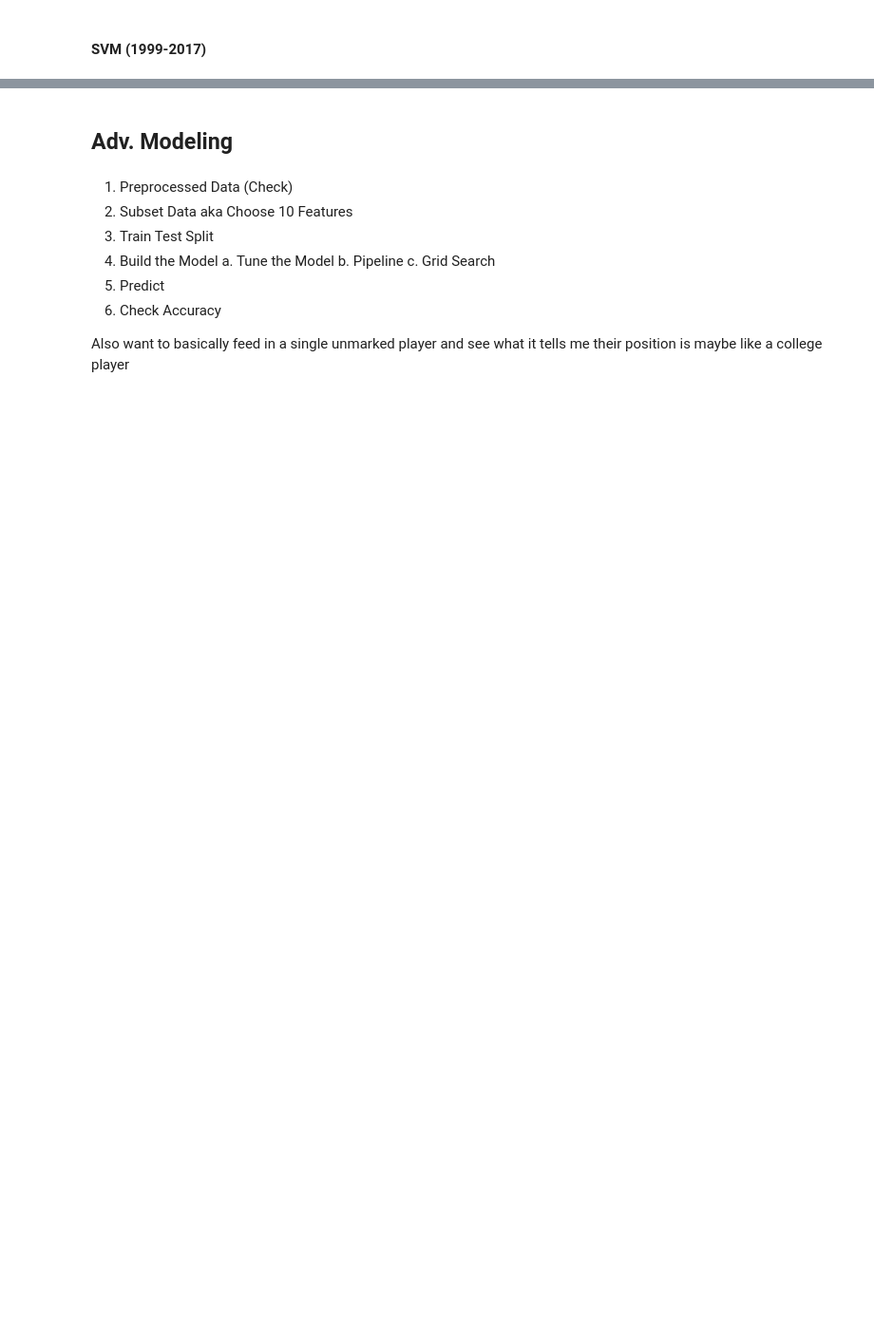
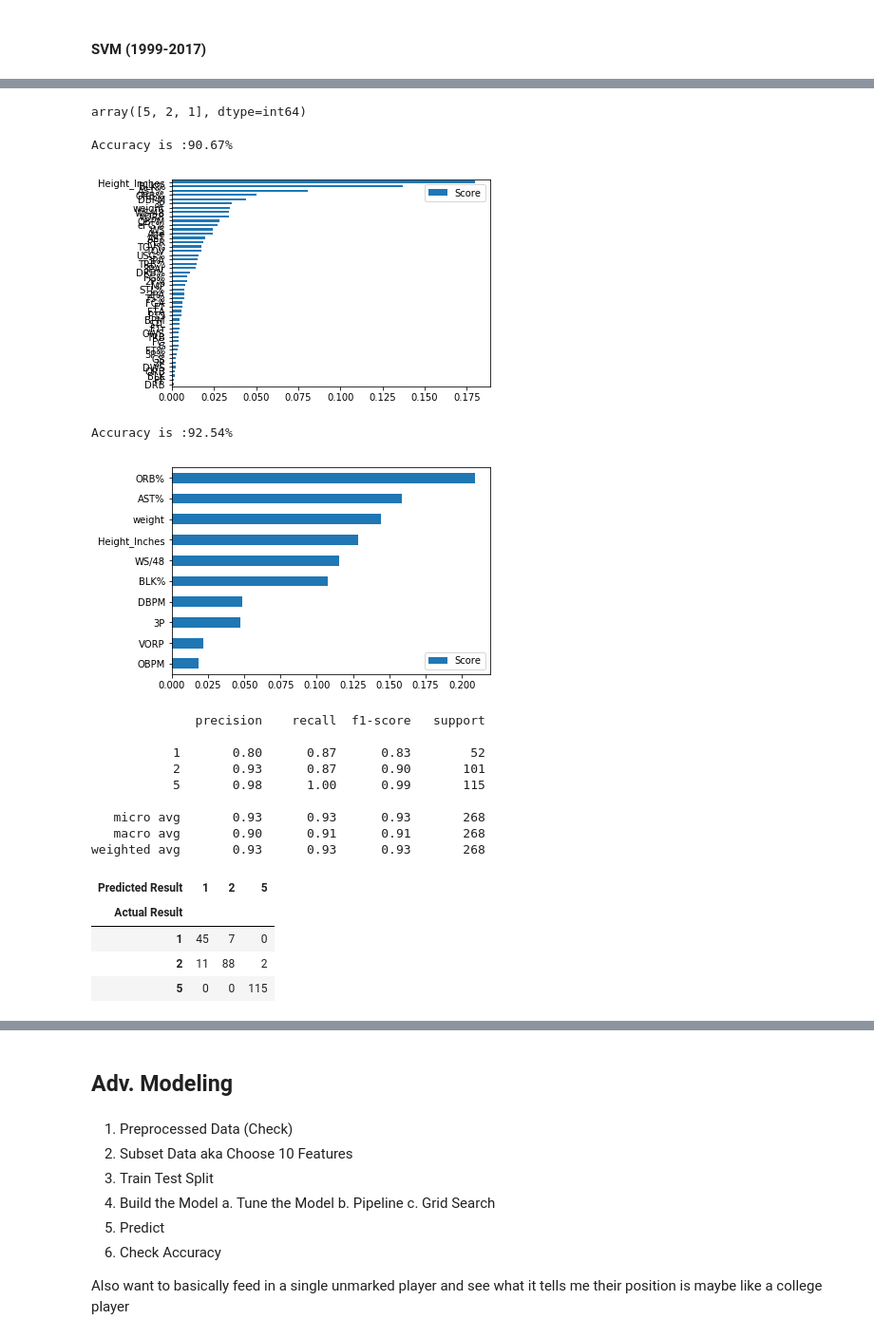
Before and after one commit to gabertooth/dsc-mod-5-project-online-ds-pt-021119, a Jupyter notebook: student.ipynb, the cells around one changed output, grey strips where cells are left out. Shown at 95% size. Saved outputs shown, nothing was run; the diff lists cells and outputs as text; code cells hidden in the pictures; blank space fills up the shorter version.

```diff
--- a/student.ipynb
+++ b/student.ipynb
@@ -1393,0 +1655,31 @@ metrics.silhouette_score(X_pca_test, labels_test, metric='euclidean')
+# %%
+NBA_1999_2017[(NBA_1999_2017['Pos']==3)]=2
+NBA_1999_2017[(NBA_1999_2017['Pos']==4)]=5
+# %%
+NBA_1999_2017.Pos.unique()
+# %% [output]
+array([5, 2, 1], dtype=int64)
+# %%
+X=NBA_1999_2017.drop(['Pos','Year','Tm','Player'], axis=1) #,'FTA','FT','FGA','FG','WS/48'
+y=NBA_1999_2017['Pos']
+# %%
+random_forest(NBA_1999_2017,X,y)
+# %% [output]
+Accuracy is :90.67%
+[figure, added]
+Accuracy is :92.54%
+[figure, added]
+              precision    recall  f1-score   support
+
+           1       0.80      0.87      0.83        52
+           2       0.93      0.87      0.90       101
+           5       0.98      1.00      0.99       115
+
+   micro avg       0.93      0.93      0.93       268
+   macro avg       0.90      0.91      0.91       268
+weighted avg       0.93      0.93      0.93       268
+| Predicted Result | 1 | 2 | 5 |
+| Actual Result |  |  |  |
+| 1 | 45 | 7 | 0 |
+| 2 | 11 | 88 | 2 |
+| 5 | 0 | 0 | 115 |
```
Also changed, not shown: parts of 54 cells of this notebook.
